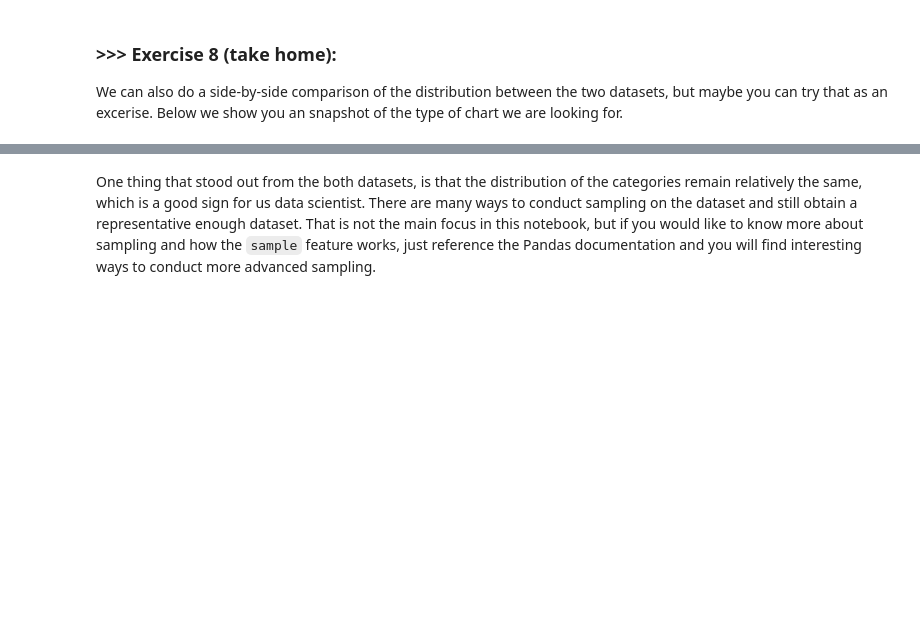
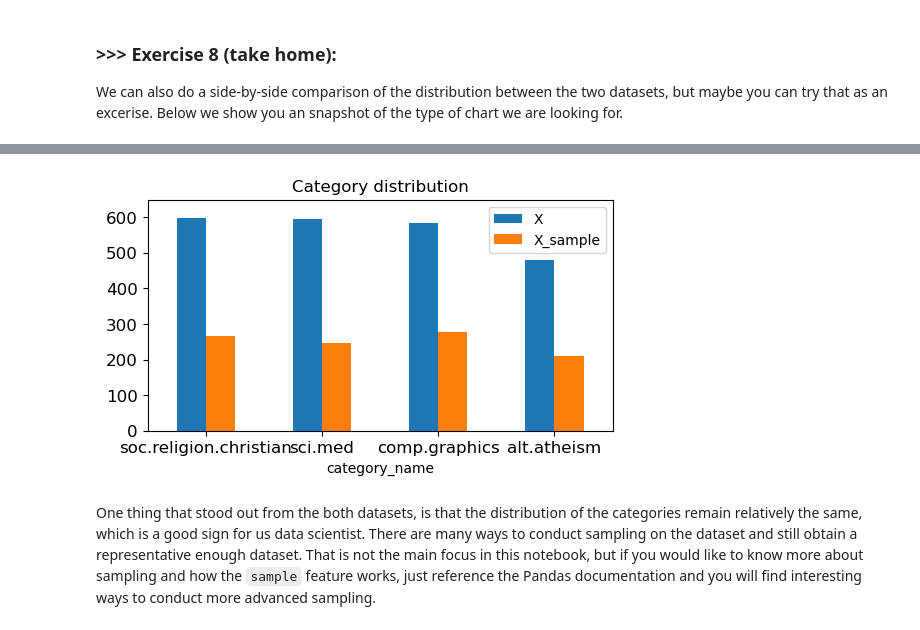
Before and after one commit to Irl-Felix/DM2025-Lab1-Exercise, a Jupyter notebook: DM2025-Lab1-Master.ipynb, the cells around one changed output, grey strips where cells are left out. Saved outputs shown, nothing was run; the diff lists cells and outputs as text; code cells hidden in the pictures; blank space fills up the shorter version.

```diff
--- a/DM2025-Lab1-Master.ipynb
+++ b/DM2025-Lab1-Master.ipynb
@@ -982,3 +987,24 @@ We can also do a side-by-side comparison of the distribution between the two dat
+# %%
+#Answer Here
+x_counts = X['category_name'].value_counts()
+x_sample_counts = X_sample['category_name'].value_counts()
+
+X_and_Xsamp = pd.DataFrame({
+    "X": x_counts,
+    "X_sample": x_sample_counts
+})
+
+
+myorder = ['soc.religion.christian', 'sci.med', 'comp.graphics', 'alt.atheism']
+X_and_Xsamp = X_and_Xsamp.reindex(myorder)
+
+
+X_and_Xsamp.plot(kind="bar", figsize=(6,3), rot=0, fontsize=12)
+plt.title("Category distribution")
+plt.ylim(0, max(x_counts.max(), x_sample_counts.max()) + 50)
+plt.show()
+# %% [output]
+[figure, added]
 # %% [markdown]
 One thing that stood out from the both datasets, is that the distribution of the categories remain relatively the same, which is a good sign for us data scientist. There are many ways to conduct sampling on the dataset and still obtain a representative enough dataset. That is not the main focus in this notebook, but if you would like to know more about sampling and how the `sample` feature works, just reference the Pandas documentation and you will find interesting ways to conduct more advanced sampling.
 # %% [markdown]
```
Also changed, not shown: parts of 6 cells of this notebook.
